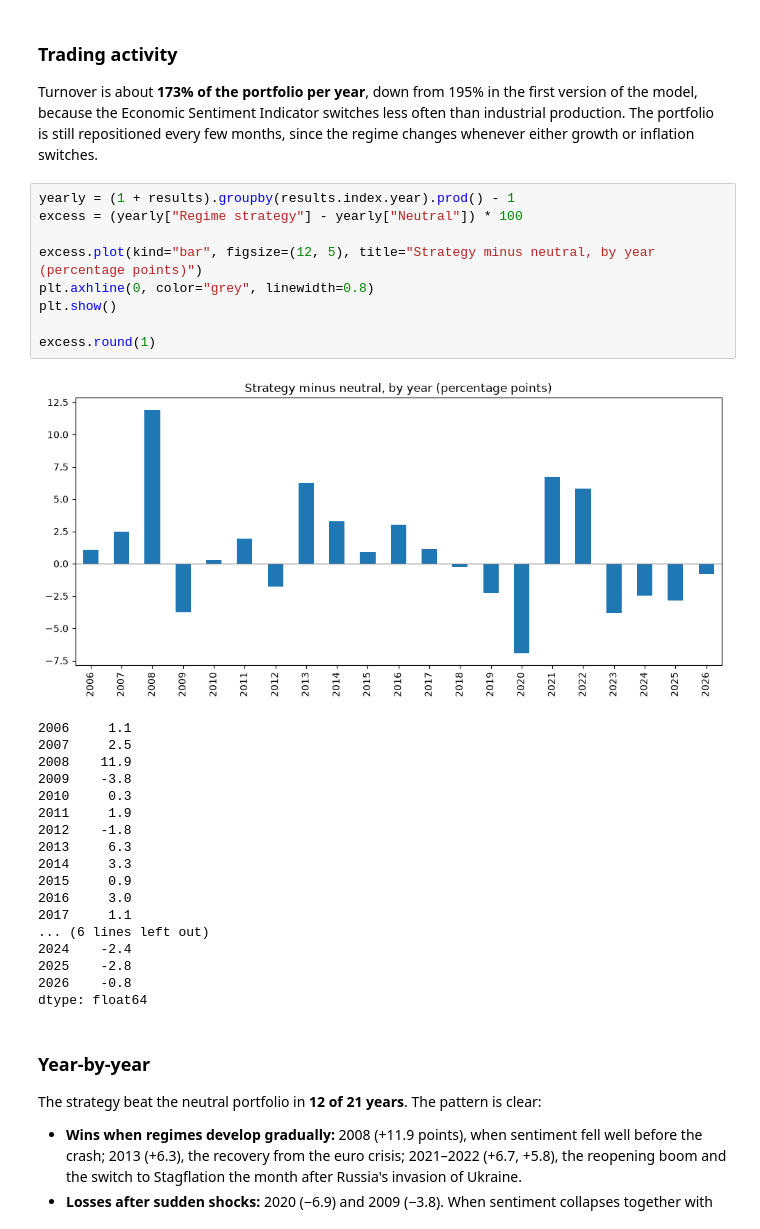
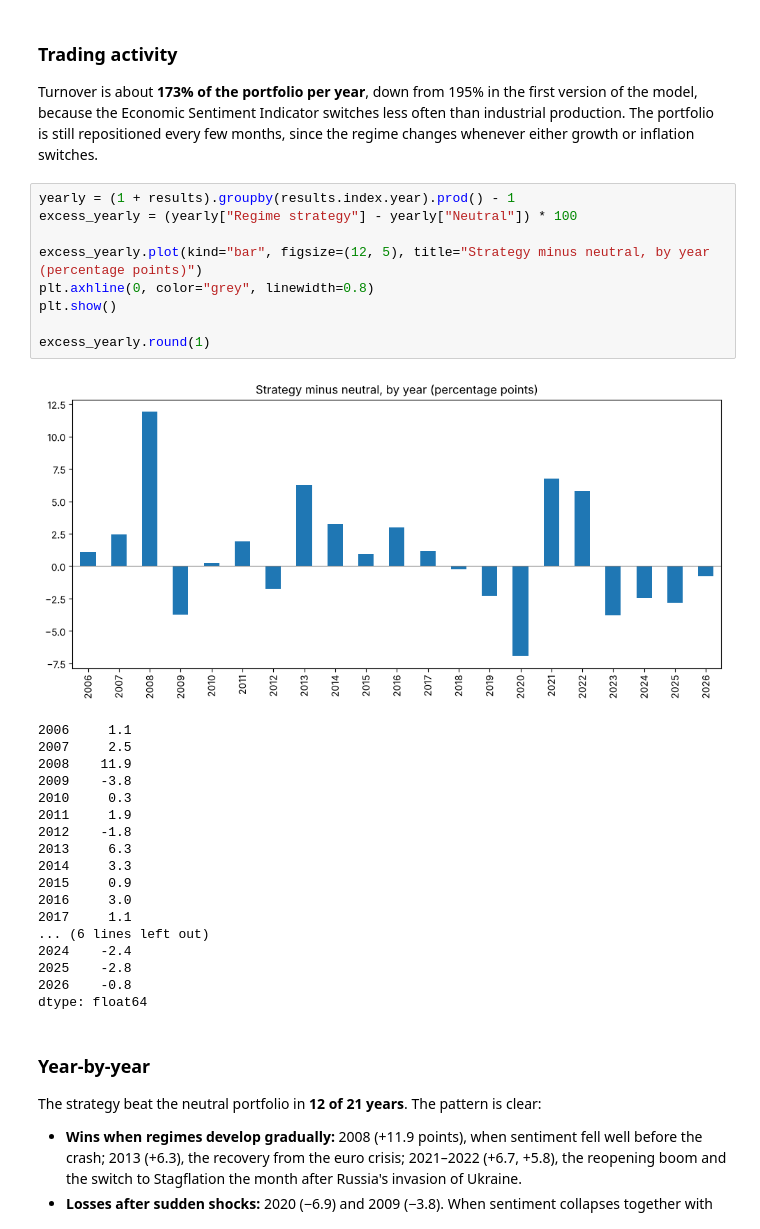
Before and after one commit to Dcobi/macro-regime-model, a Jupyter notebook: notebooks/03_backtest.ipynb, the cells around one changed output. Cells and saved outputs as stored; diff of their text form.

```diff
--- a/notebooks/03_backtest.ipynb
+++ b/notebooks/03_backtest.ipynb
@@ -192,15 +196,15 @@ Total trading costs over the period: 3.6%
 Turnover is about **173% of the portfolio per year**, down from 195% in the first version of the model, because the Economic Sentiment Indicator switches less often than industrial production. The portfolio is still repositioned every few months, since the regime changes whenever either growth or inflation switches.
 # %%
 yearly = (1 + results).groupby(results.index.year).prod() - 1
-excess = (yearly["Regime strategy"] - yearly["Neutral"]) * 100
+excess_yearly = (yearly["Regime strategy"] - yearly["Neutral"]) * 100
 
-excess.plot(kind="bar", figsize=(12, 5), title="Strategy minus neutral, by year (percentage points)")
+excess_yearly.plot(kind="bar", figsize=(12, 5), title="Strategy minus neutral, by year (percentage points)")
 plt.axhline(0, color="grey", linewidth=0.8)
 plt.show()
 
-excess.round(1)
+excess_yearly.round(1)
 # %% [output]
-[figure, old version]
+[figure, new version]
 2006     1.1
 2007     2.5
 2008    11.9
```
Also changed, not shown: parts of 31 cells of this notebook, 8 other files.
